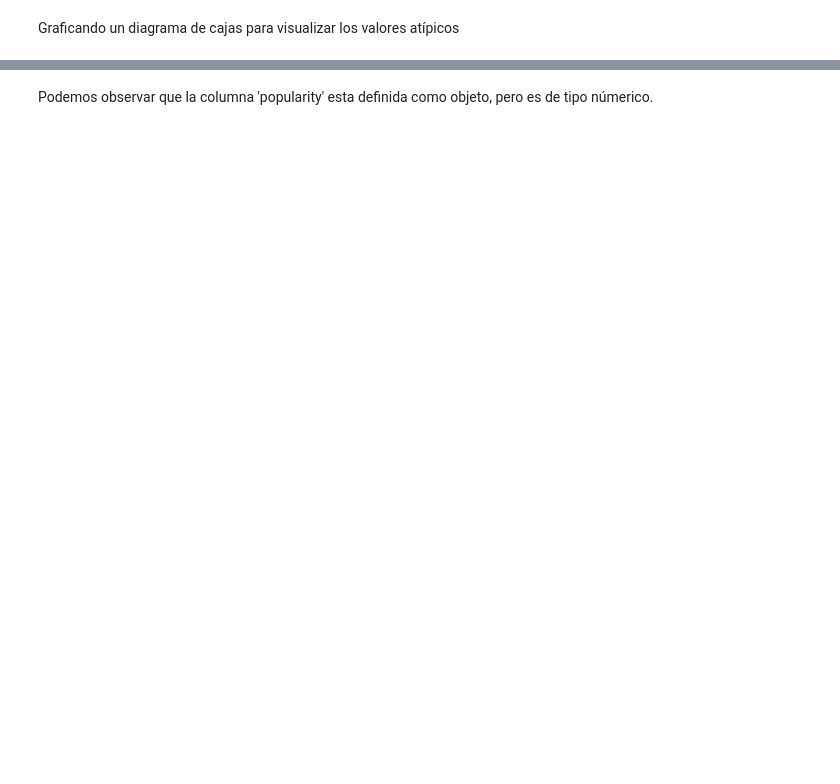
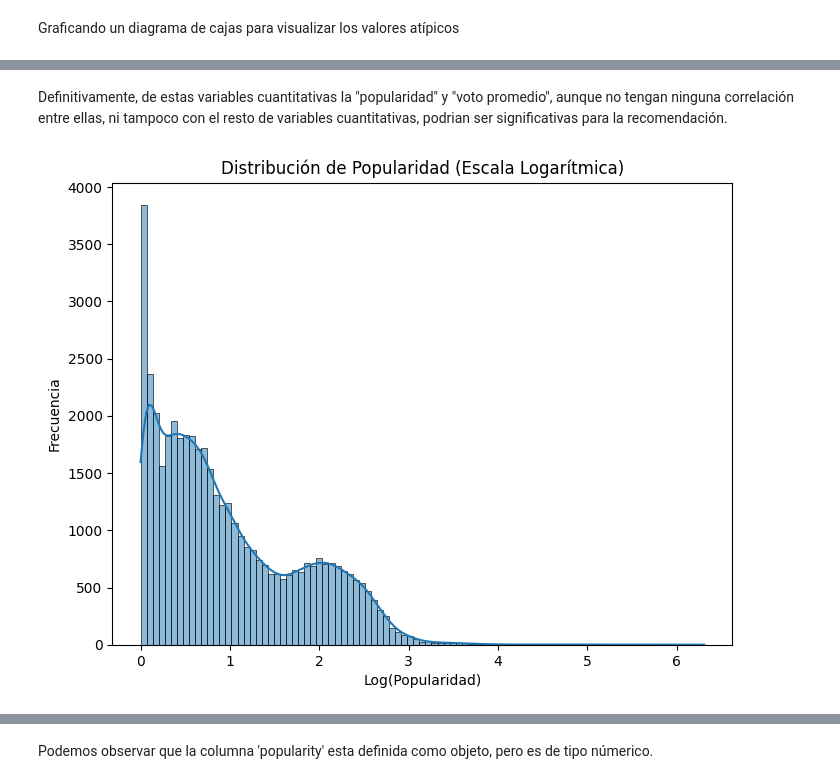
Before and after one commit to lesmengp/PI_ML_OPS, a Jupyter notebook: PI01.ipynb, the cells around one changed output, grey strips where cells are left out. Saved outputs shown, nothing was run; the diff lists cells and outputs as text; code cells hidden in the pictures; blank space fills up the shorter version.

```diff
--- a/PI01.ipynb
+++ b/PI01.ipynb
@@ -1660,0 +1807,15 @@ Name: popularity, Length: 45376, dtype: object
+# %% [markdown]
+Definitivamente, de estas variables cuantitativas la "popularidad" y "voto promedio", aunque no tengan ninguna correlación entre ellas, ni tampoco con el resto de variables cuantitativas, podrian ser significativas para la recomendación.
+# %%
+# Aplicar escala logarítmica a los valores de popularidad
+popularity_log = np.log1p(df_movies['popularity'])  # np.log1p para evitar el log(0)
+
+# Crear un histograma y gráfico de densidad para la popularidad logaritmizada
+plt.figure(figsize=(8, 6))
+sns.histplot(data=popularity_log, kde=True)
+plt.title('Distribución de Popularidad (Escala Logarítmica)')
+plt.xlabel('Log(Popularidad)')
+plt.ylabel('Frecuencia')
+plt.show()
+# %% [output]
+[figure, added]
```
Also changed, not shown: parts of 148 cells of this notebook, 2 other files.
